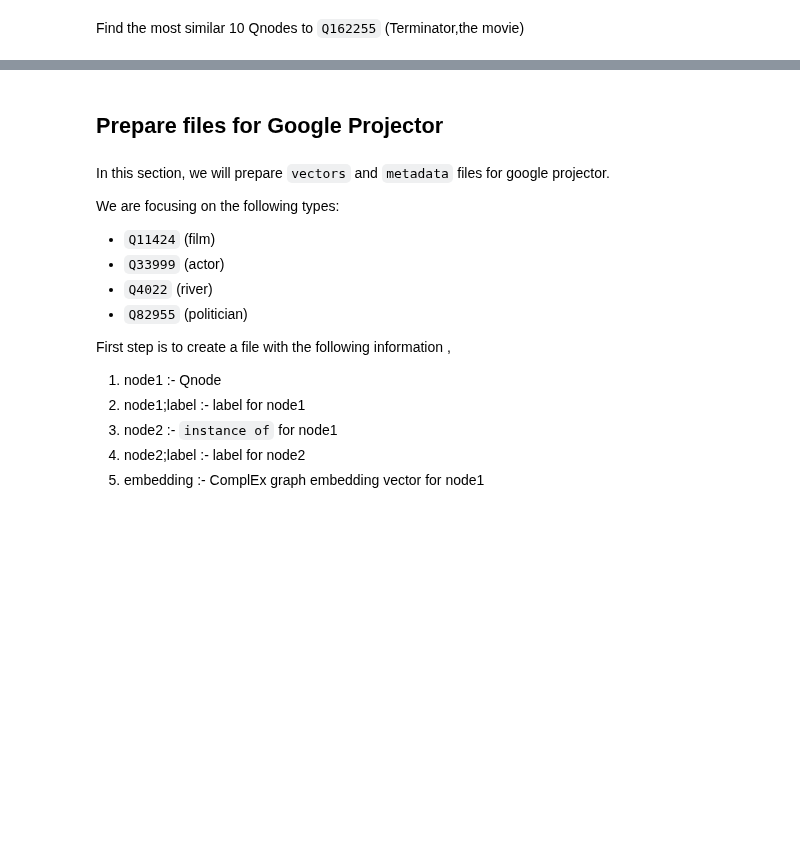
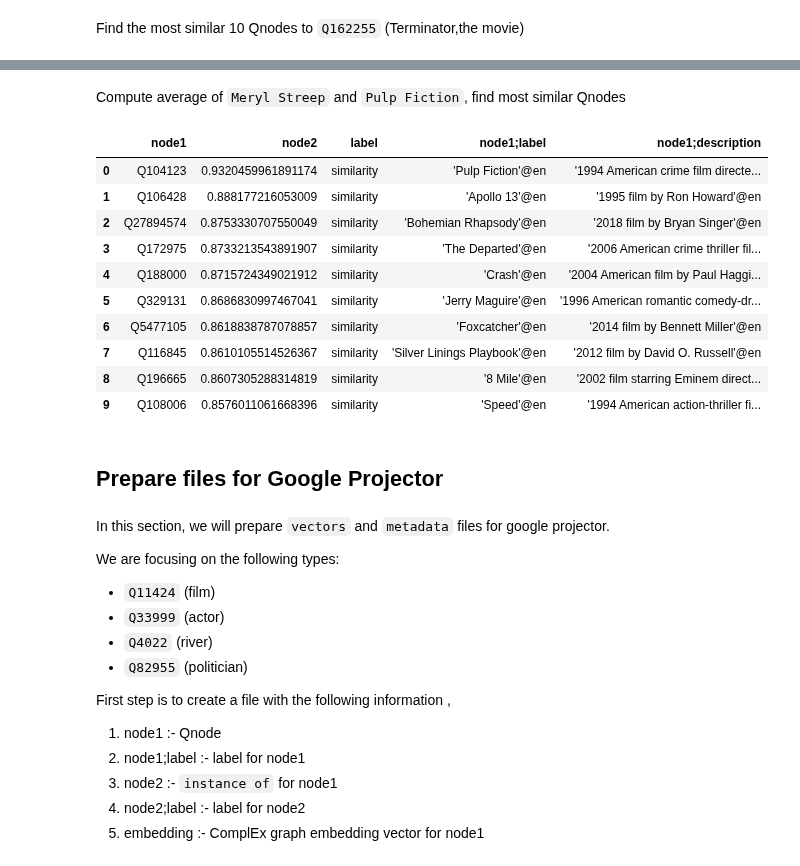
Before and after one commit to usc-isi-i2/kgtk-notebooks, a Jupyter notebook: tutorial/kg-graph-embeddings.ipynb, the cells around one changed output, grey strips where cells are left out. Drawn from its saved outputs; the diff is of its cells as text; code cells hidden in the pictures; blank space fills up the shorter version.

```diff
--- a/tutorial/kg-graph-embeddings.ipynb
+++ b/tutorial/kg-graph-embeddings.ipynb
@@ -225,3 +266,20 @@ kgtk_most_similar(ge_vectors, positive=['Q162255'], kg_path = os.environ['TEMP']
+# %% [markdown]
+Compute average of `Meryl Streep` and `Pulp Fiction`, find most similar Qnodes
+# %%
+aver = np.mean([v4, v1], axis=0)
+kgtk_most_similar(ge_vectors, positive=aver, kg_path = os.environ['TEMP'], topn=10)
+# %% [output]
+|  | node1 | node2 | label | node1;label | node1;description |
+| 0 | Q104123 | 0.9320459961891174 | similarity | 'Pulp Fiction'@en | '1994 American crime film directe... |
+| 1 | Q106428 | 0.888177216053009 | similarity | 'Apollo 13'@en | '1995 film by Ron Howard'@en |
+| 2 | Q27894574 | 0.8753330707550049 | similarity | 'Bohemian Rhapsody'@en | '2018 film by Bryan Singer'@en |
+| 3 | Q172975 | 0.8733213543891907 | similarity | 'The Departed'@en | '2006 American crime thriller fil... |
+| 4 | Q188000 | 0.8715724349021912 | similarity | 'Crash'@en | '2004 American film by Paul Haggi... |
+| 5 | Q329131 | 0.8686830997467041 | similarity | 'Jerry Maguire'@en | '1996 American romantic comedy-dr... |
+| 6 | Q5477105 | 0.8618838787078857 | similarity | 'Foxcatcher'@en | '2014 film by Bennett Miller'@en |
+| 7 | Q116845 | 0.8610105514526367 | similarity | 'Silver Linings Playbook'@en | '2012 film by David O. Russell'@en |
+| 8 | Q196665 | 0.8607305288314819 | similarity | '8 Mile'@en | '2002 film starring Eminem direct... |
+| 9 | Q108006 | 0.8576011061668396 | similarity | 'Speed'@en | '1994 American action-thriller fi... |
 # %% [markdown]
 ## Prepare files for Google Projector
 # %% [markdown]
```
Also changed, not shown: parts of 10 cells of this notebook.
